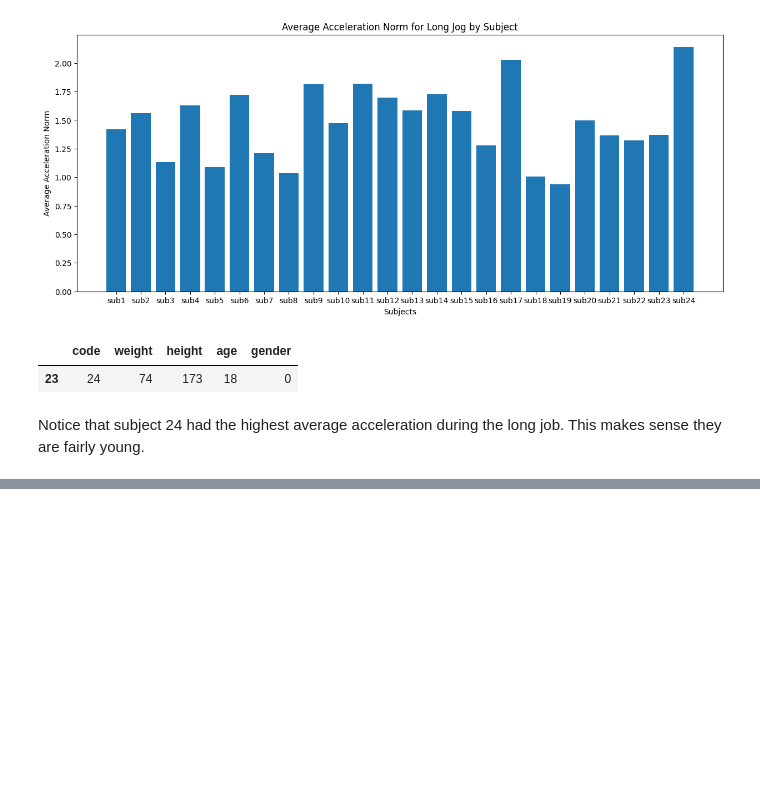
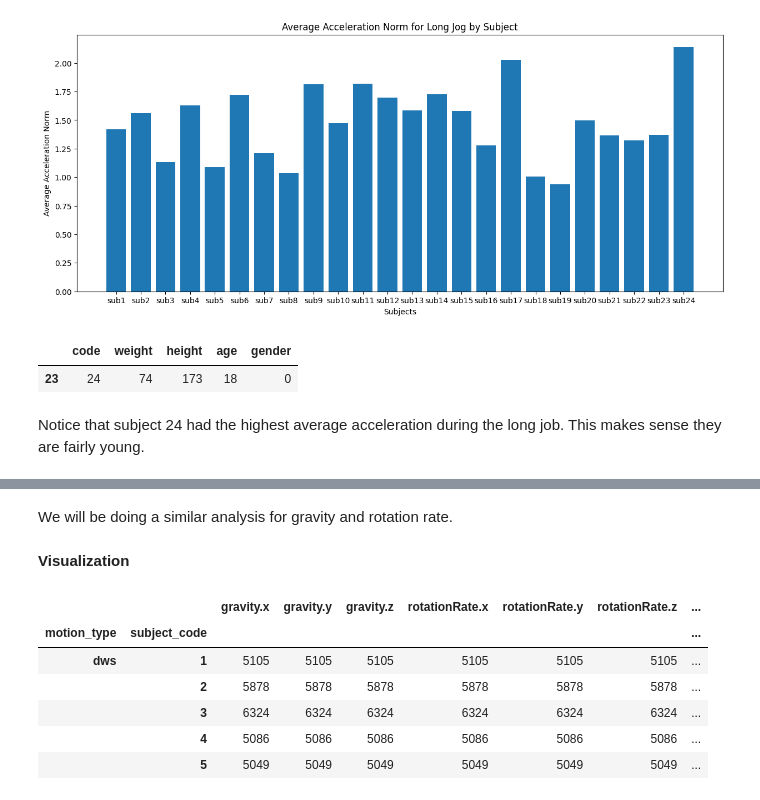
Before and after one commit to WilliamLin630/CMSC320-Final-Project, a Jupyter notebook: MotionSense.ipynb, the cells around one changed output, grey strips where cells are left out. Drawn from its saved outputs; the diff is of its cells as text; code cells hidden in the pictures; blank space fills up the shorter version.

```diff
--- a/MotionSense.ipynb
+++ b/MotionSense.ipynb
@@ -262,0 +463,36 @@ Notice that subject 24 had the highest average acceleration during the long job.
+# %% [markdown]
+We will be doing a similar analysis for gravity and rotation rate.
+# %% [markdown]
+**Visualization**
+# %%
+#Again
+data_df = df.copy(deep=True)
+metrics = ['gravity.x', 'gravity.y', 'gravity.z',
+           'rotationRate.x', 'rotationRate.y', 'rotationRate.z',
+           'userAcceleration.x', 'userAcceleration.y', 'userAcceleration.z']
+
+grouped = data_df.groupby(by=['motion_type', 'subject_code'])
+
+metric_series = {}
+obs_counts = {}
+motion_avgs = {}
+
+for m in metrics:
+    metric_series[m] = grouped[m].mean()
+    obs_counts[m] = grouped[m].count()
+
+motion_subject_df = pd.DataFrame(data=metric_series, columns=metrics)
+motion_subject_count_df = pd.DataFrame(data=obs_counts, columns=metrics)
+
+for t in motion_types:
+    motion_avgs[t] = motion_subject_df.loc[t]
+
+motion_subject_count_df.head(5)
+# %% [output]
+|  |  | gravity.x | gravity.y | gravity.z | rotationRate.x | rotationRate.y | rotationRate.z | ... |
+| motion_type | subject_code |  |  |  |  |  |  | ... |
+| dws | 1 | 5105 | 5105 | 5105 | 5105 | 5105 | 5105 | ... |
+|  | 2 | 5878 | 5878 | 5878 | 5878 | 5878 | 5878 | ... |
+|  | 3 | 6324 | 6324 | 6324 | 6324 | 6324 | 6324 | ... |
+|  | 4 | 5086 | 5086 | 5086 | 5086 | 5086 | 5086 | ... |
+|  | 5 | 5049 | 5049 | 5049 | 5049 | 5049 | 5049 | ... |
```
Also changed, not shown: parts of 31 cells of this notebook, 1 other file.
